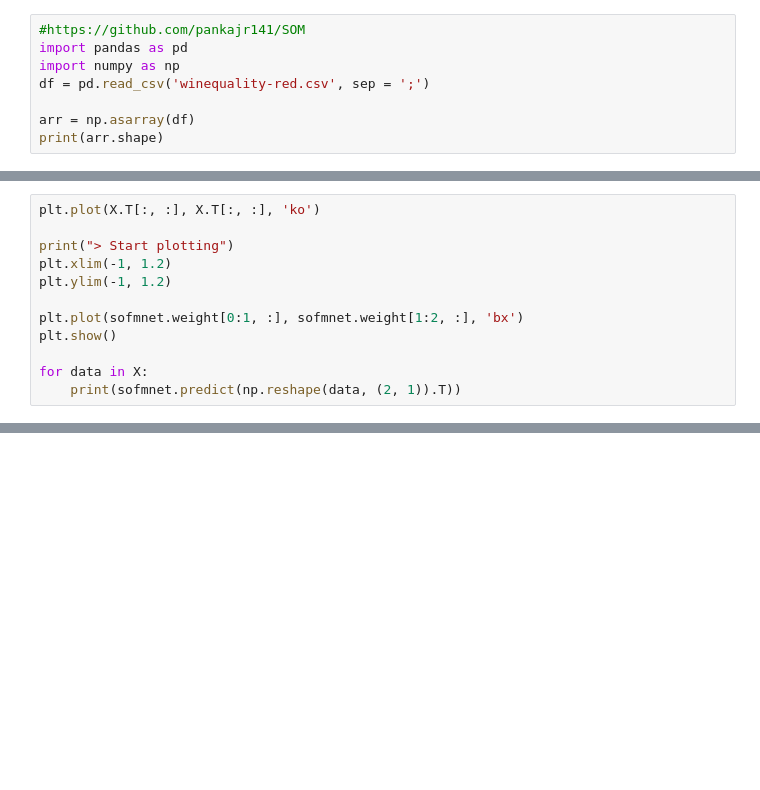
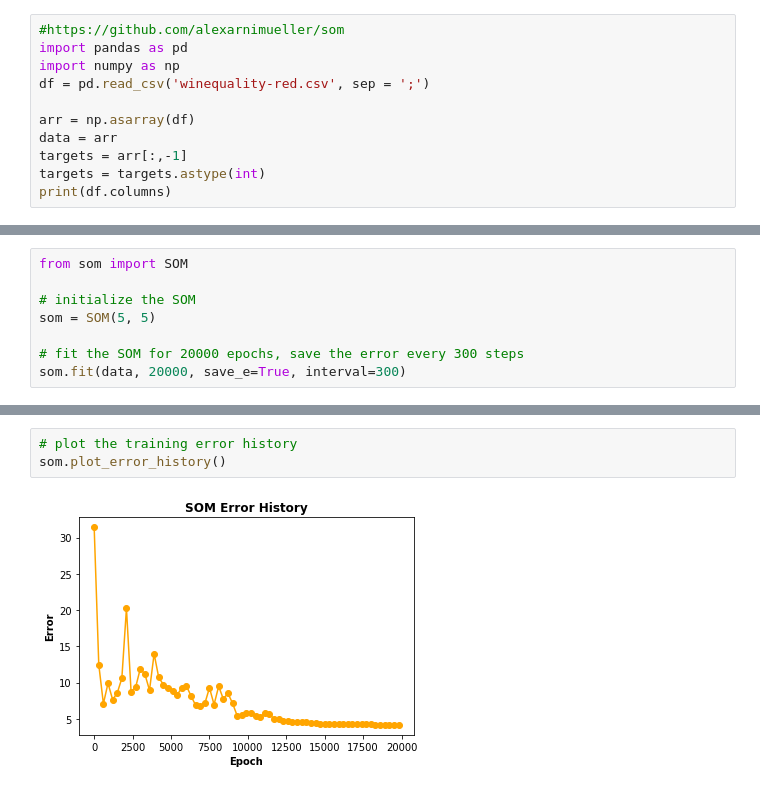
Before and after one commit to jumbo5337/Neural-networks, a Jupyter notebook: lb6/lb6.ipynb, the cells around one changed output, grey strips where cells are left out. Drawn from its saved outputs; the diff is of its cells as text; blank space fills up the shorter version.

```diff
--- a/lb6/lb6.ipynb
+++ b/lb6/lb6.ipynb
@@ -1,8 +1,11 @@
 # %%
-#https://github.com/pankajr141/SOM
+#https://github.com/alexarnimueller/som
 import pandas as pd
 import numpy as np
 df = pd.read_csv('winequality-red.csv', sep = ';')
 
 arr = np.asarray(df)
-print(arr.shape)
+data = arr
+targets = arr[:,-1]
+targets = targets.astype(int)
+print(df.columns)
@@ -58,12 +16,0 @@ ValueError: Feature grid should contain the same number of elements as in the ou
-# %%
-plt.plot(X.T[:, :], X.T[:, :], 'ko')
-
-print("> Start plotting")
-plt.xlim(-1, 1.2)
-plt.ylim(-1, 1.2)
-
-plt.plot(sofmnet.weight[0:1, :], sofmnet.weight[1:2, :], 'bx')
-plt.show()
-
-for data in X:
-    print(sofmnet.predict(np.reshape(data, (2, 1)).T))
@@ -79,0 +17,8 @@ ValueError: cannot reshape array of size 12 into shape (2,1)
+# %%
+from som import SOM
+
+# initialize the SOM
+som = SOM(5, 5)
+
+# fit the SOM for 20000 epochs, save the error every 300 steps
+som.fit(data, 20000, save_e=True, interval=300)
@@ -79,0 +43,5 @@ ValueError: cannot reshape array of size 12 into shape (2,1)
+# %%
+# plot the training error history
+som.plot_error_history()
+# %% [output]
+[figure, added]
```
Also changed, not shown: parts of 6 cells of this notebook, 6 other files.
